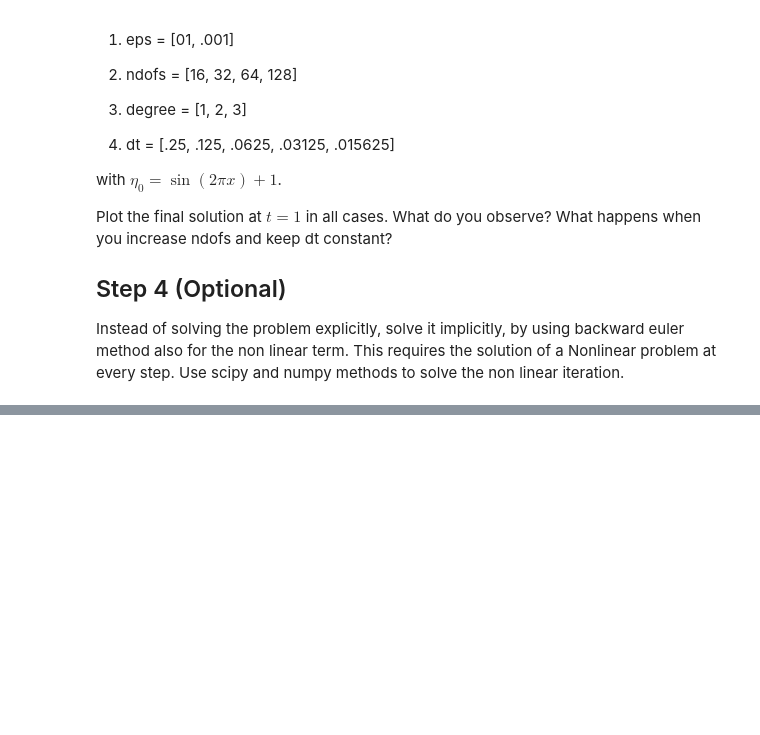
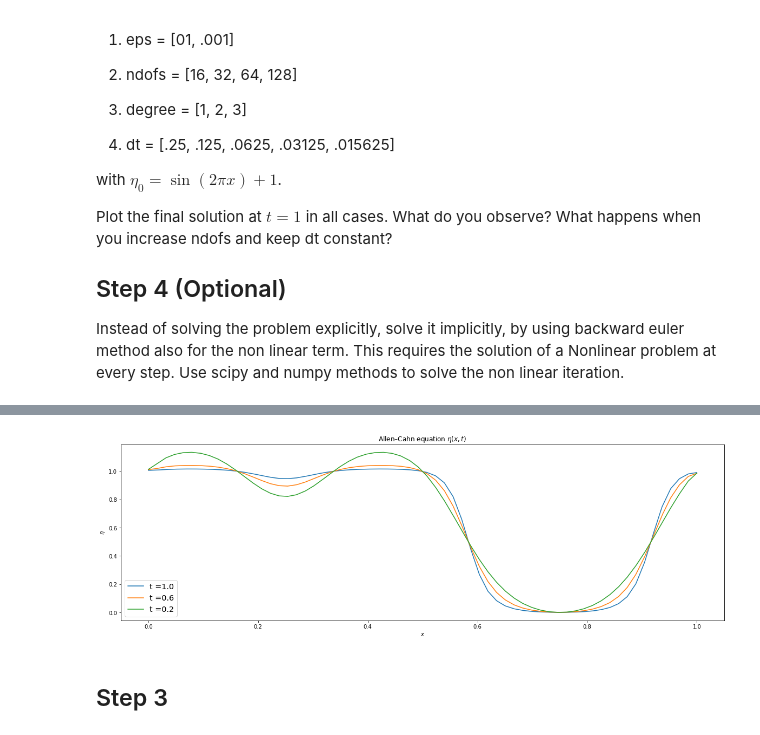
Before and after one commit to eferos93/P1.4_seed, a Jupyter notebook: final_project/final_project_2019-2020.ipynb, the cells around one changed output, grey strips where cells are left out. Saved outputs shown, nothing was run; the diff lists cells and outputs as text; code cells hidden in the pictures; blank space fills up the shorter version.

Commit message:
Step 2 of final project done

```diff
--- a/final_project/final_project_2019-2020.ipynb
+++ b/final_project/final_project_2019-2020.ipynb
@@ -164,0 +161,16 @@ def plot_solution(eta, basis, stride, resolution):
+# %%
+# Step 1.4
+
+def compute_system_matrices(basis, gloabl_quadrature, global_weights):
+    n_basis_funct = len(basis)
+    derivative_basis = []
+    #derivative_basis =  basis.derivative(1)
+    for i in range(n_basis_funct):
+        derivative_basis.append(basis[i].derivative(1))
+    basis_quad = array([basis[i](gloabl_quadrature)
+                        for i in range(n_basis_funct)]).T
+    derivative_basis_quad = array([derivative_basis[i](gloabl_quadrature)
+                                   for i in range(n_basis_funct)]).T
+    M = einsum('qi, q, qj', basis_quad, global_weights, basis_quad)
+    K = einsum('qi, q, qj', derivative_basis_quad, global_weights, derivative_basis_quad)
+    return M, K
@@ -164,0 +199,32 @@ def plot_solution(eta, basis, stride, resolution):
+# %%
+# Step 2.2
+
+def plot_solution(eta, basis, stride, resolution):
+    # plot eta[::stride], on x = linspace(0,1,resolution)
+    x = linspace(0, 1, resolution)
+    B = zeros((resolution, len(basis)))
+    for i in range(len(basis)):
+        B[:,i] = basis[i](x)
+
+    n_t = shape(eta)[0]
+    t = ['t ='+str(round((i/(n_t-1)), 2)) for i in range(n_t)]
+    for eta,label_t in zip(eta[::-stride],t[::-stride]):
+        plot(x, eta.dot(B.T), label=label_t)
+
+    _= legend(fontsize='x-large')
+    _= title('Allen–Cahn equation $\eta(x,t)$')
+    _= xlabel('$x$')
+    _= ylabel('$\eta$')
+# %%
+#initial function choosen
+def eta_0(x):
+    return sin(2*pi*x)+1
+
+
+figure(figsize=(20,6))
+eta, basis = solve_allen_cahan(eta_0, eps=0.01, dt=0.1, ndofs=64, degree=1)
+_= plot_solution(eta, basis, stride=4, resolution=1025)
+# %% [output]
+[figure, added]
+# %% [markdown]
+## Step 3
```
Also changed, not shown: parts of 10 cells of this notebook, 2 other files.
